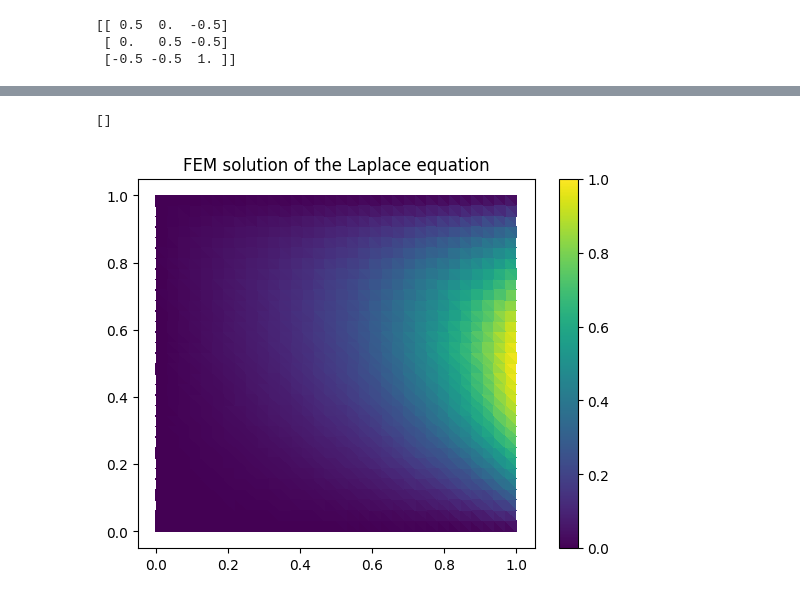
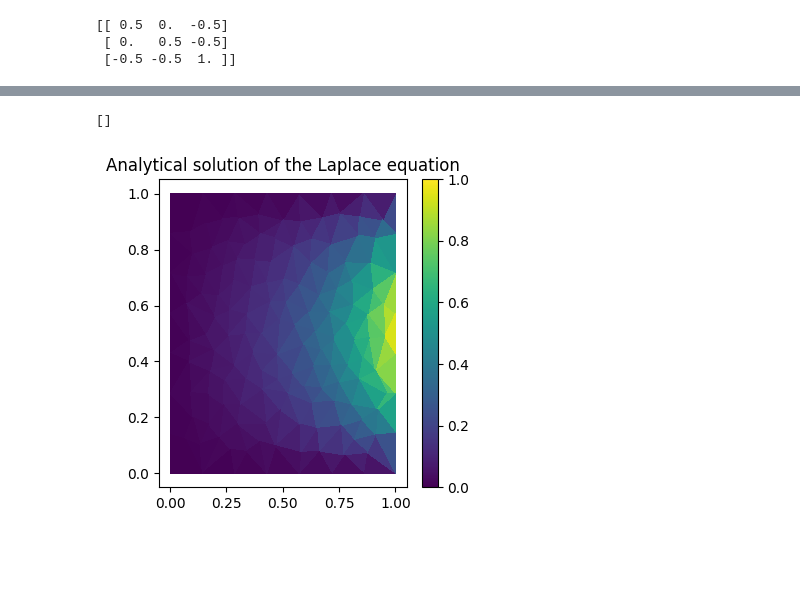
Before and after one commit to SteveRunser/fem, a Jupyter notebook: 1_2d_laplace_eq_dirichlet_bc_linear_basis.ipynb, the cells around one changed output, grey strips where cells are left out. Drawn from its saved outputs; the diff is of its cells as text; code cells hidden in the pictures; blank space fills up the shorter version.

```diff
--- a/1_2d_laplace_eq_dirichlet_bc_linear_basis.ipynb
+++ b/1_2d_laplace_eq_dirichlet_bc_linear_basis.ipynb
@@ -94,7 +94,7 @@ print(local_stiffness_matrix)
  [-0.5 -0.5  1. ]]
 # %%
 #Load the square triangulated mesh
-mesh = tm.load_mesh('square.obj')
+mesh = tm.load_mesh('unstructured_square.obj')
 
 #Make sure that the origin of the mesh is 0,0
 mesh.vertices -= mesh.vertices.min(axis=0)
@@ -113,7 +113,7 @@ n_boundary_vertices = len(mesh.boundary_vertices_idx)
 mesh.boundary_values = np.zeros(n_boundary_vertices)
 
 boundary_vertex_pos = mesh.vertices[mesh.boundary_vertices_idx]
-mesh.boundary_values = np.where(boundary_vertex_pos[:, 0] == 1, np.sin(boundary_vertex_pos[:, 1]* np.pi), 0.0)
+mesh.boundary_values = np.where(np.abs(boundary_vertex_pos[:, 0] - 1) <= 0.1, np.sin(boundary_vertex_pos[:, 1]* np.pi), 0.0)
 mesh.boundary_values = mesh.boundary_values[:, np.newaxis]
 
 #np.sin(mesh.vertices[mesh.boundary_vertices_idx][:, 1] * np.pi)[:, np.newaxis]
@@ -168,9 +186,11 @@ sol[~interior_mask] = mesh.boundary_values.flatten()
 # %%
-#Plot the solution
-plt.tripcolor(mesh.vertices[:, 0], mesh.vertices[:, 1], mesh.faces, sol, shading='flat', vmin=0, vmax=1)
+analytical_solution = np.sinh(mesh.vertices[:, 0] * np.pi)[:, np.newaxis] * np.sin(mesh.vertices[:, 1] * np.pi)[:, np.newaxis] / np.sinh(np.pi)
+
+plt.figure(figsize=(4, 4))
+plt.tripcolor(mesh.vertices[:, 0], mesh.vertices[:, 1], mesh.faces, analytical_solution.flatten(), shading='flat', vmin=0, vmax=1)
 plt.colorbar()
-plt.title('FEM solution of the Laplace equation')
+plt.title('Analytical solution of the Laplace equation')
 plt.plot()
 # %% [output]
 []
-[figure, old version]
+[figure, new version]
```
Also changed, not shown: parts of 6 cells of this notebook, 4 other files.
